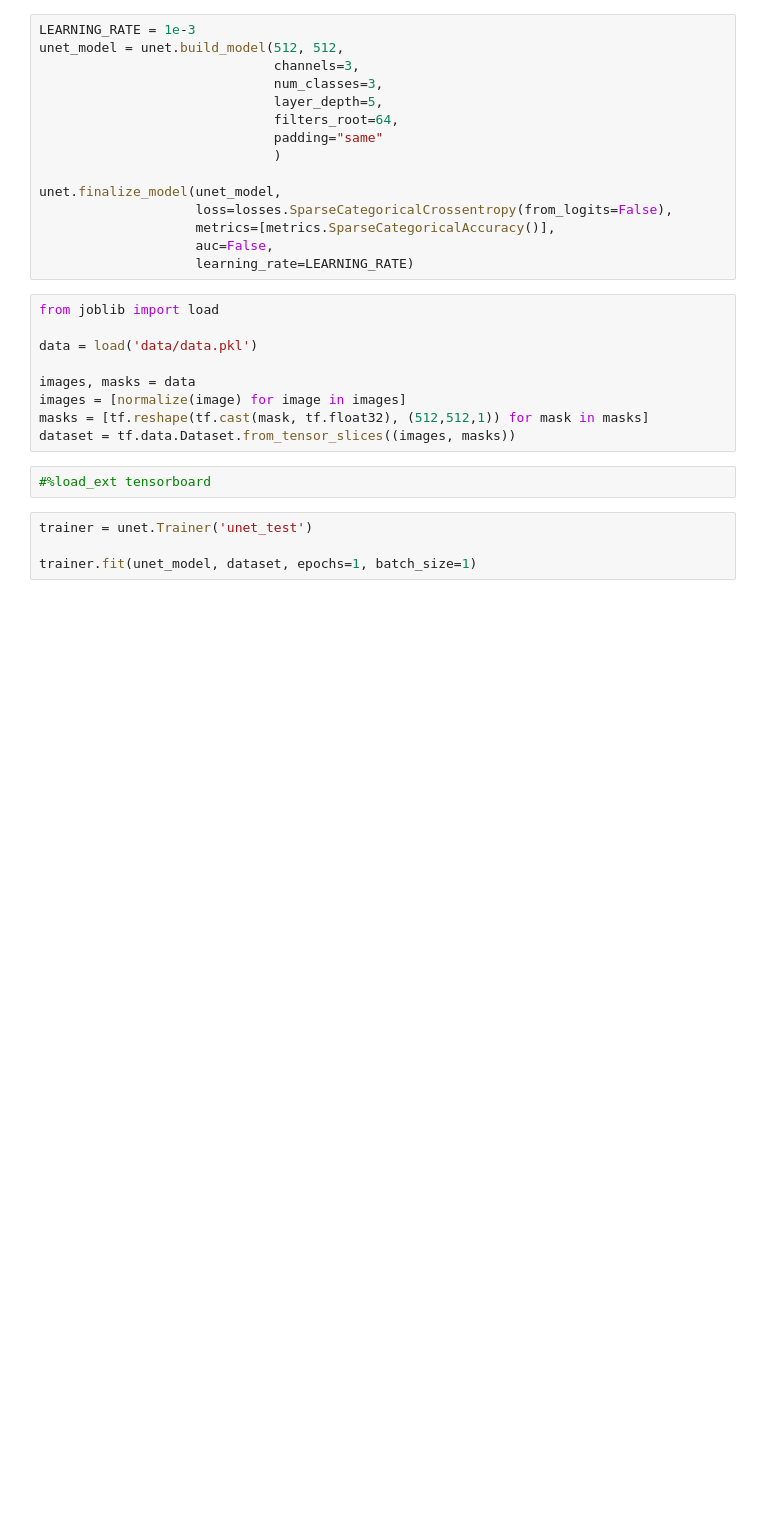
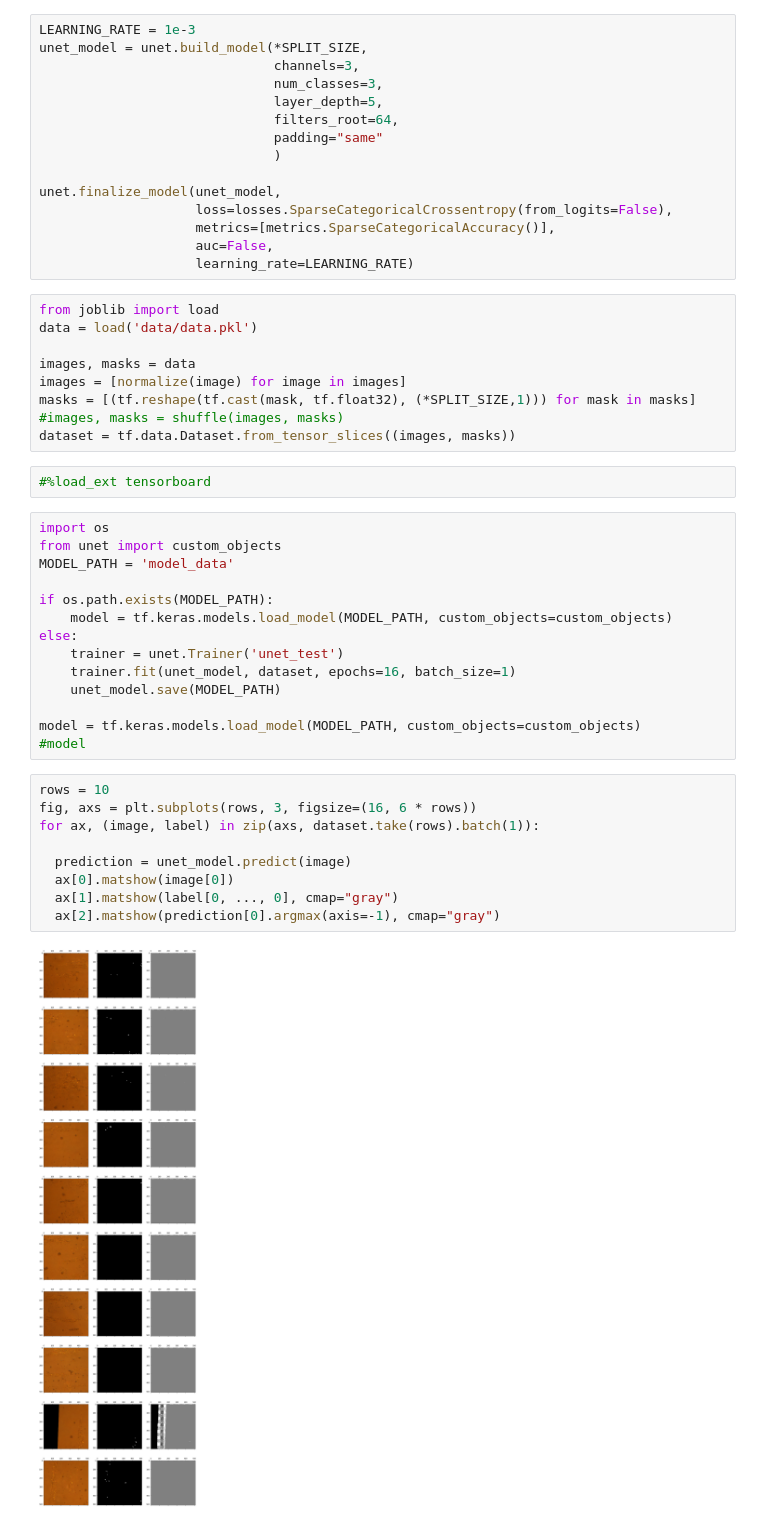
Before and after one commit to peterooch/DigiFerro, a Jupyter notebook: unet_test.ipynb, the cells around one changed output. Saved outputs shown, nothing was run; the diff lists cells and outputs as text; blank space fills up the shorter version.

```diff
--- a/unet_test.ipynb
+++ b/unet_test.ipynb
@@ -10,7 +13,7 @@ def normalize(input_image):
     return input_image
 # %%
 LEARNING_RATE = 1e-3
-unet_model = unet.build_model(512, 512,
+unet_model = unet.build_model(*SPLIT_SIZE,
                               channels=3,
                               num_classes=3,
                               layer_depth=5,
@@ -25,16 +28,37 @@ unet.finalize_model(unet_model,
                     learning_rate=LEARNING_RATE)
 # %%
 from joblib import load
-
 data = load('data/data.pkl')
 
 images, masks = data
 images = [normalize(image) for image in images]
-masks = [tf.reshape(tf.cast(mask, tf.float32), (512,512,1)) for mask in masks]
+masks = [(tf.reshape(tf.cast(mask, tf.float32), (*SPLIT_SIZE,1))) for mask in masks]
+#images, masks = shuffle(images, masks)
 dataset = tf.data.Dataset.from_tensor_slices((images, masks))
 # %%
 #%load_ext tensorboard
-# %%
-trainer = unet.Trainer('unet_test')
-
-trainer.fit(unet_model, dataset, epochs=1, batch_size=1)
+# %%
+import os
+from unet import custom_objects
+MODEL_PATH = 'model_data'
+
+if os.path.exists(MODEL_PATH):
+    model = tf.keras.models.load_model(MODEL_PATH, custom_objects=custom_objects)
+else:
+    trainer = unet.Trainer('unet_test')
+    trainer.fit(unet_model, dataset, epochs=16, batch_size=1)
+    unet_model.save(MODEL_PATH)
+
+model = tf.keras.models.load_model(MODEL_PATH, custom_objects=custom_objects)
+#model
+# %%
+rows = 10
+fig, axs = plt.subplots(rows, 3, figsize=(16, 6 * rows))
+for ax, (image, label) in zip(axs, dataset.take(rows).batch(1)):
+
+  prediction = unet_model.predict(image)
+  ax[0].matshow(image[0])
+  ax[1].matshow(label[0, ..., 0], cmap="gray")
+  ax[2].matshow(prediction[0].argmax(axis=-1), cmap="gray")
+# %% [output]
+[figure, added]
```
Also changed, not shown: parts of 1 cell of this notebook, 4 other files.
